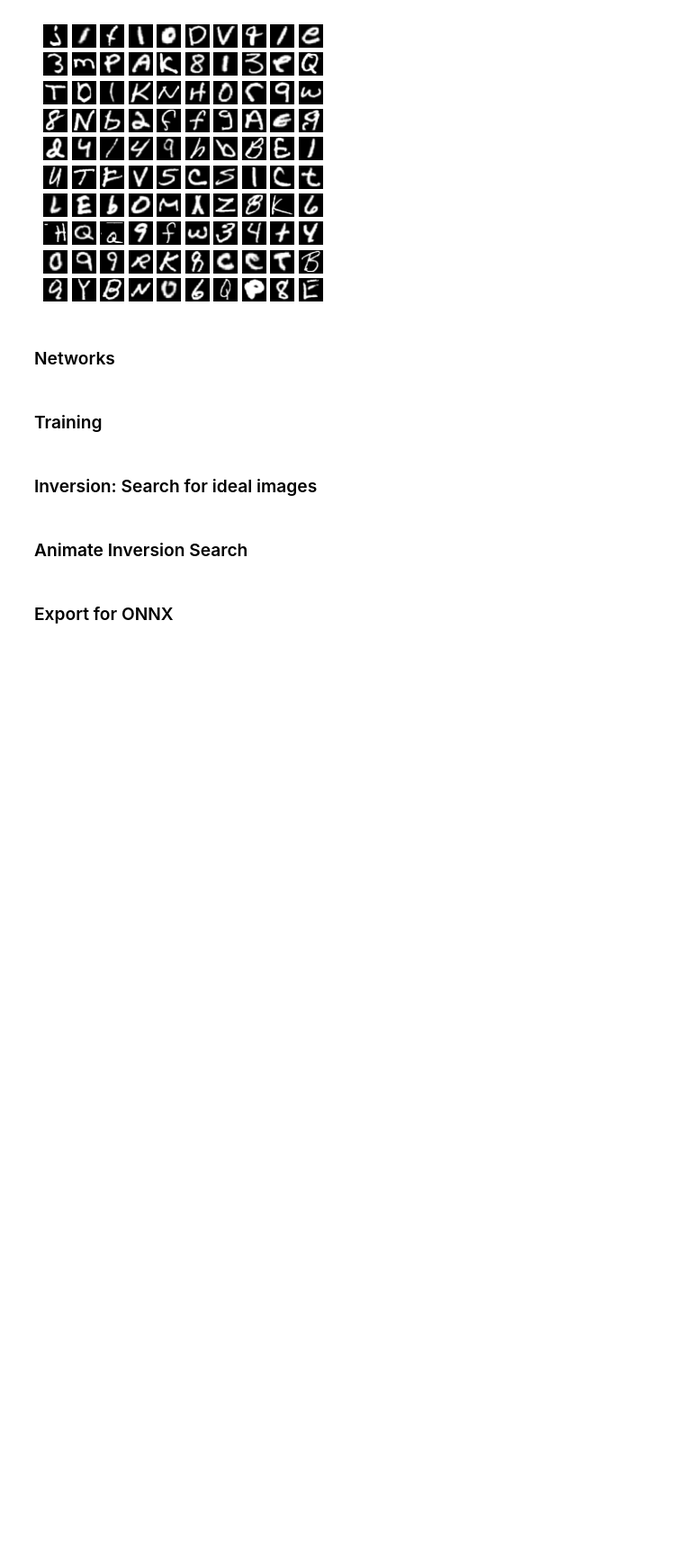
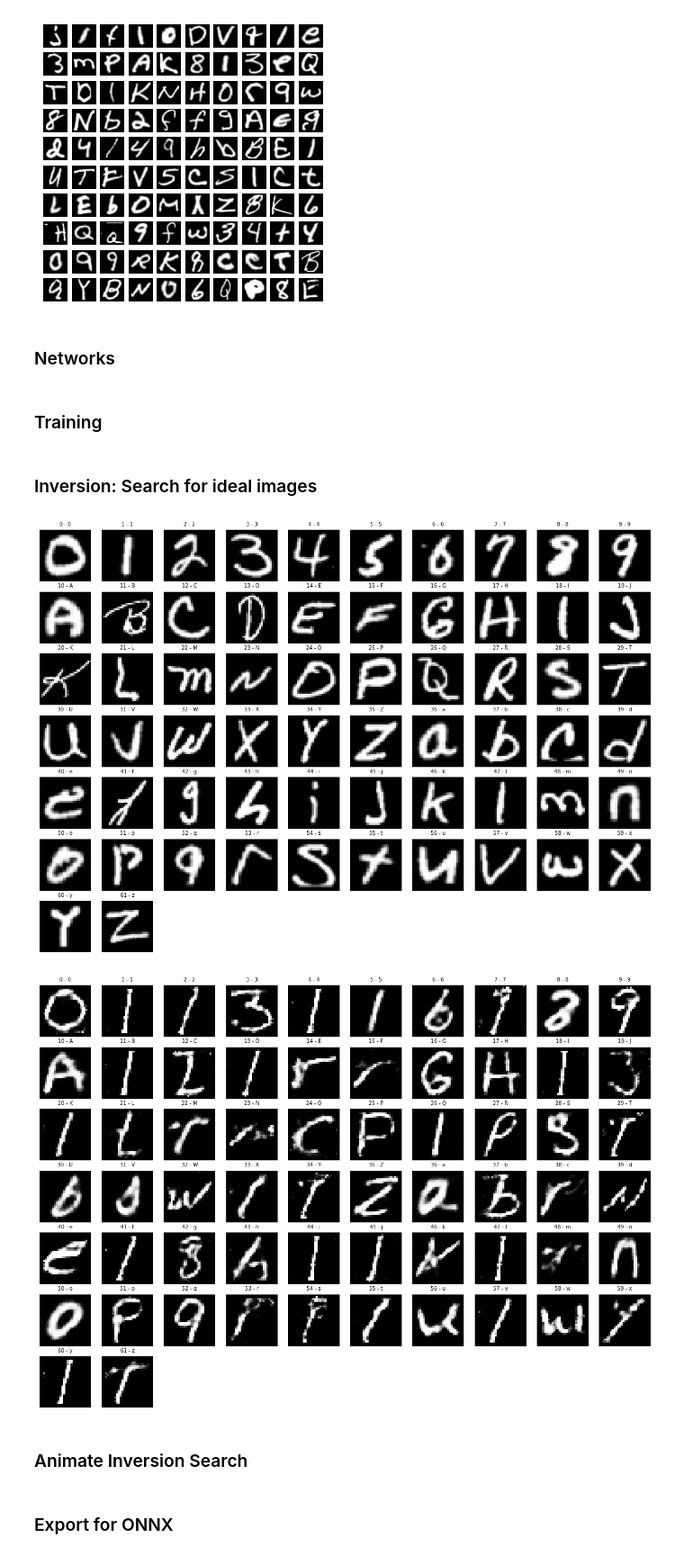
Before and after one commit to zackrdavis/VGAN-EMNIST-Inversion, a Jupyter notebook: VGAN_EMNIST_ONNX.ipynb, the cells around one changed output. Shown: that part at 90% size. Saved outputs shown, nothing was run; the diff lists cells and outputs as text; code cells hidden in the pictures; blank space fills up the shorter version.

Commit message:
save images numbered by data start index

```diff
--- a/VGAN_EMNIST_ONNX.ipynb
+++ b/VGAN_EMNIST_ONNX.ipynb
@@ -282,16 +282,17 @@ data_by_label = [None] * grid_size
 
 # increase this to start at a different point in the training data
 # this gives a different set of real images
-i = 5000
+data_start = 20000
+data_index = data_start
 while None in data_by_label:
-    datum = data_labeled[i]
+    datum = data_labeled[data_index]
     charIndex = datum[1]
     image = datum[0]
 
     if data_by_label[charIndex] == None:
         data_by_label[charIndex] = image
 
-    i += 1
+    data_index += 1
 
 
 # optimize an input tensor to match a target image
@@ -324,7 +325,7 @@ def inversion_search(target_image, generator, steps=100, rate=0.01, verbose=Fals
 
 # for each character, collect final found input
 # also collect output sequence for animation
-opt_steps = 2000
+opt_steps = 1000
 animation_by_label = []
 found_coord_by_label = []
 
@@ -344,36 +345,39 @@ for i, datum in enumerate(data_by_label):
     charIndex = i
 
     ax = figure1.add_subplot(10, 10, i + 1)
     ax.set_title(f'{charIndex} - {chars[charIndex]}',{'fontsize': 7})
     plt.axis("off")
     plt.imshow(img.squeeze(), cmap="gray")
 
-plt.savefig('pics/reals.png', dpi=20, bbox_inches="tight")
+plt.savefig(f'pics/reals_{str(data_start).zfill(7)}.png', dpi=20, bbox_inches="tight")
 plt.show()
 
 
 # display the fake images
 figure2 = plt.figure(figsize=[15,15])
 for charIndex, outputSequence in enumerate(animation_by_label):
     output = outputSequence[-1]
     reshaped = output.detach().numpy().reshape((28,28))
     ax = figure2.add_subplot(10, 10, charIndex + 1)
     ax.set_title(f'{charIndex} - {chars[charIndex]}' ,{'fontsize': 7})
     plt.axis("off")
     plt.imshow(reshaped.squeeze(), cmap="gray")
 
-plt.savefig('pics/fakes.png', dpi=20, bbox_inches="tight")
+plt.savefig(f'pics/fakes_{str(data_start).zfill(7)}.png', dpi=20, bbox_inches="tight")
 plt.show()
 
 # write map to JSON file
 coord_map = {}
 for i, coords in enumerate(found_coord_by_label):
     coord_map[chars[i]] = coords.tolist()
 
 json_object = json.dumps(coord_map, indent=2)
 
-with open("addresses.json", "w") as outfile:
+with open(f'addresses_{str(data_start).zfill(7)}.json', "w") as outfile:
     outfile.write(json_object)
+# %% [output]
+[figure, added]
+[figure, added]
 # %% [markdown]
 ### Animate Inversion Search
 # %%
```
Also changed, not shown: parts of 1 cell of this notebook.
